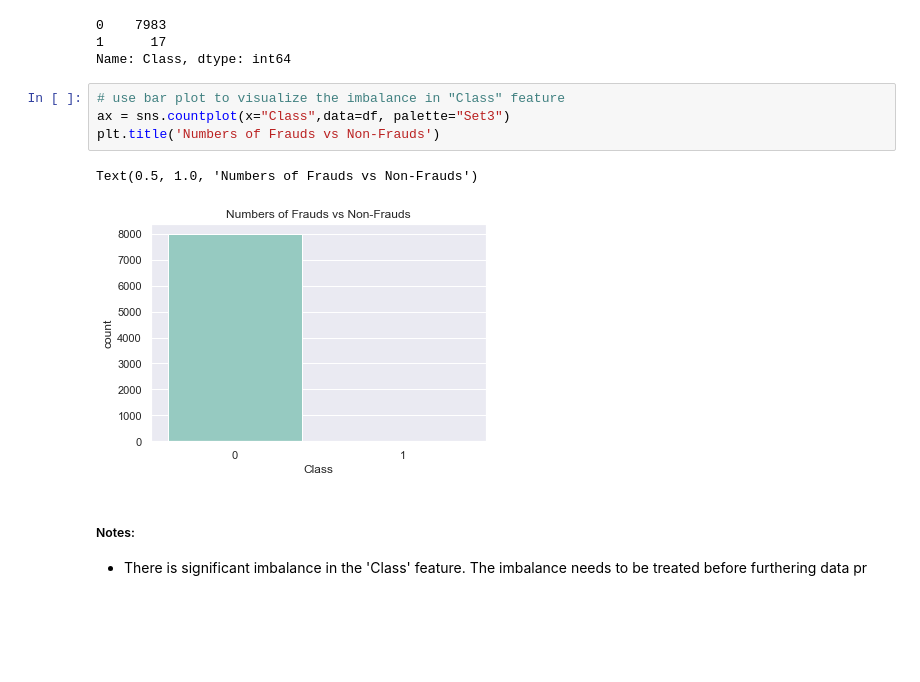
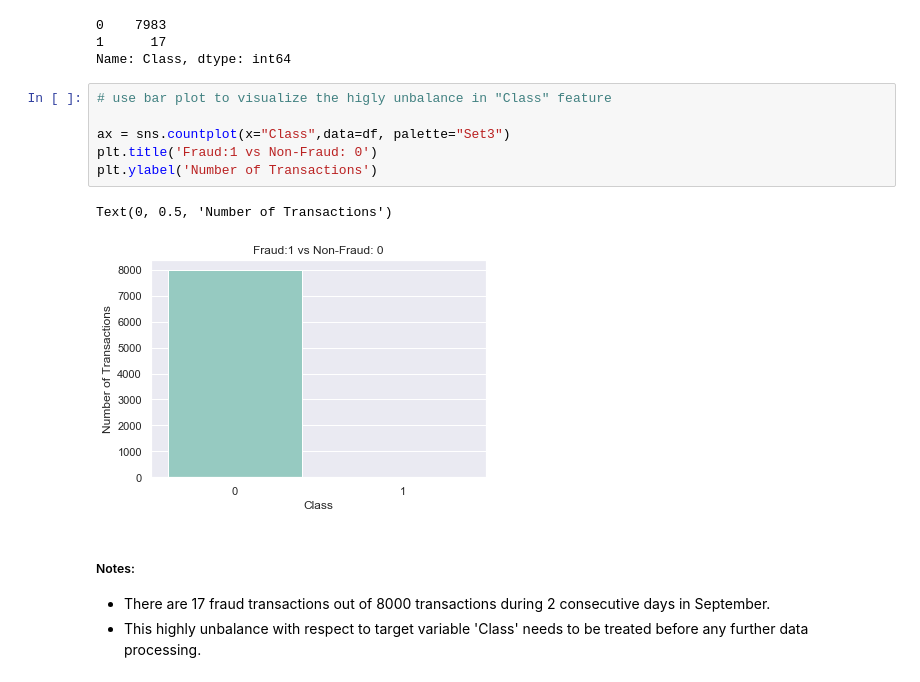
Before and after one commit to ThoaShook/Fraud_Detection, a Jupyter notebook: CreditCard_Fraud_Detection.ipynb, the cells around one changed output. Cells and saved outputs as stored; diff of their text form; blank space fills up the shorter version.

Commit message:
Plot Fraud vs Non-Fraud Class

```diff
--- a/CreditCard_Fraud_Detection.ipynb
+++ b/CreditCard_Fraud_Detection.ipynb
@@ -62,12 +64,15 @@ df_class
 1      17
 Name: Class, dtype: int64
 # %%
-# use bar plot to visualize the imbalance in "Class" feature
+# use bar plot to visualize the higly unbalance in "Class" feature
+
 ax = sns.countplot(x="Class",data=df, palette="Set3")
-plt.title('Numbers of Frauds vs Non-Frauds')
+plt.title('Fraud:1 vs Non-Fraud: 0')
+plt.ylabel('Number of Transactions')
 # %% [output]
-Text(0.5, 1.0, 'Numbers of Frauds vs Non-Frauds')
+Text(0, 0.5, 'Number of Transactions')
-[figure, old version]
+[figure, new version]
-# %% [markdown]
-##### Notes:
-* There is significant imbalance in the 'Class' feature. The imbalance needs to be treated before furthering data pr
+# %% [markdown]
+##### Notes:
+* There are 17 fraud transactions out of 8000 transactions during 2 consecutive days in September.
+* This highly unbalance with respect to target variable 'Class' needs to be treated before any further data processing.
```
Also changed, not shown: parts of 2 cells of this notebook.
